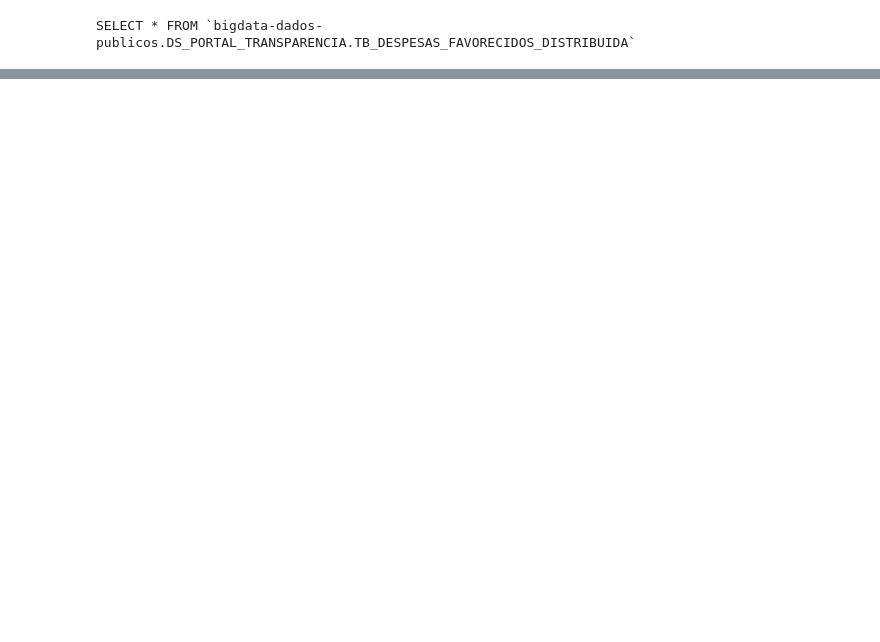
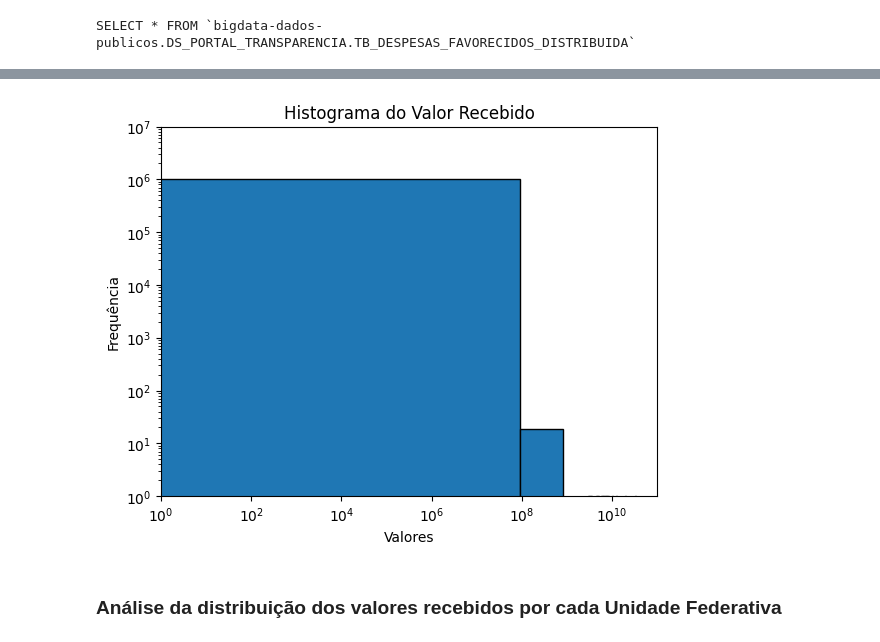
Before and after one commit to RicardoMourao-py/BigData-Dados-Publicos, a Jupyter notebook: projeto_bigdata.ipynb, the cells around one changed output, grey strips where cells are left out. Cells and saved outputs as stored; diff of their text form; code cells hidden in the pictures; blank space fills up the shorter version.

```diff
--- a/projeto_bigdata.ipynb
+++ b/projeto_bigdata.ipynb
@@ -92,0 +91,21 @@ dados = spark.createDataFrame(results)
+# %%
+dados = spark.read.csv("/content/drive/MyDrive/Projeto BigData/dados_publicos.csv")
+# %%
+# Definindo schema da tabela
+dados = dados.selectExpr("_c0 as CODIGO_FAVORECIDO",
+                         "_c1 as NOME_FAVORECIDO",
+                         "_c2 as SIGLA_UF",
+                         "_c3 as NOME_MUNICIPIO",
+                         "_c4 as CODIGO_ORGAO_SUPERIOR",
+                         "_c5 as NOME_ORGAO_SUPERIOR",
+                         "_c6 as CODIGO_ORGAO",
+                         "_c7 as NOME_ORGAO",
+                         "_c8 as CODIGO_UNIDADE_GESTORA",
+                         "_c9 as NOME_UNIDADE_GESTORA",
+                         "_c10 as ANO_E_MES_DO_LANCAMENTO",
+                         "_c11 as VALOR_RECEBIDO")
+# %%
+# remove primeira linha (indesejada) do dataframe
+first_row = dados.first()
+dados = dados.filter(col("CODIGO_FAVORECIDO") != first_row["CODIGO_FAVORECIDO"])
+dados.show(10)
@@ -93 +144,4 @@ dados = spark.createDataFrame(results)
+# %%
+dados = dados.withColumn("VALOR_RECEBIDO", regexp_replace(col("VALOR_RECEBIDO"), ",", ".").cast("float"))
+dados = dados.withColumn("ANO_E_MES_DO_LANCAMENTO", to_date(col("ANO_E_MES_DO_LANCAMENTO"), "MM/yyyy"))
 # %%
@@ -110,0 +205,24 @@ only showing top 10 rows
+# %%
+hist_data = dados.select(col("VALOR_RECEBIDO")).rdd.flatMap(lambda x: x).histogram(50)
+
+# Extraindo os bins e as frequências
+bins = hist_data[0]
+frequencias = hist_data[1]
+
+# Plotando o histograma usando matplotlib
+plt.bar(bins[:-1], frequencias, width=np.diff(bins), edgecolor='black')
+
+# Adicionando rótulos e título ao gráfico
+plt.xlabel('Valores')
+plt.ylabel('Frequência')
+plt.title('Histograma do Valor Recebido')
+plt.yscale('log')
+plt.ylim(1, 1e7)
+plt.xscale('log')
+plt.xlim(1, 1e11)
+# Exibindo o histograma
+plt.show()
+# %% [output]
+[figure, added]
+# %% [markdown]
+### Análise da distribuição dos valores recebidos por cada Unidade Federativa
```
Also changed, not shown: parts of 33 cells of this notebook.
